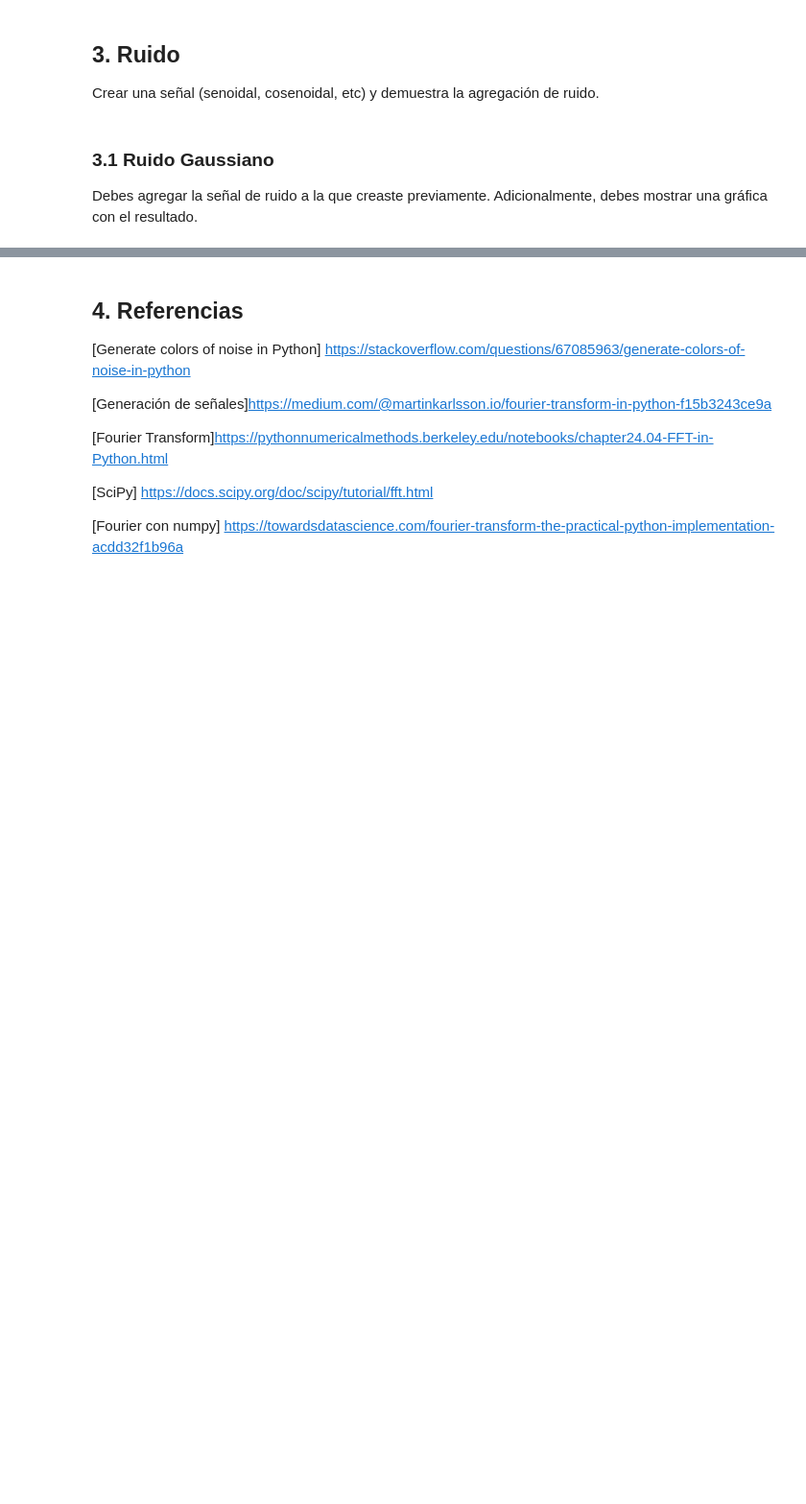
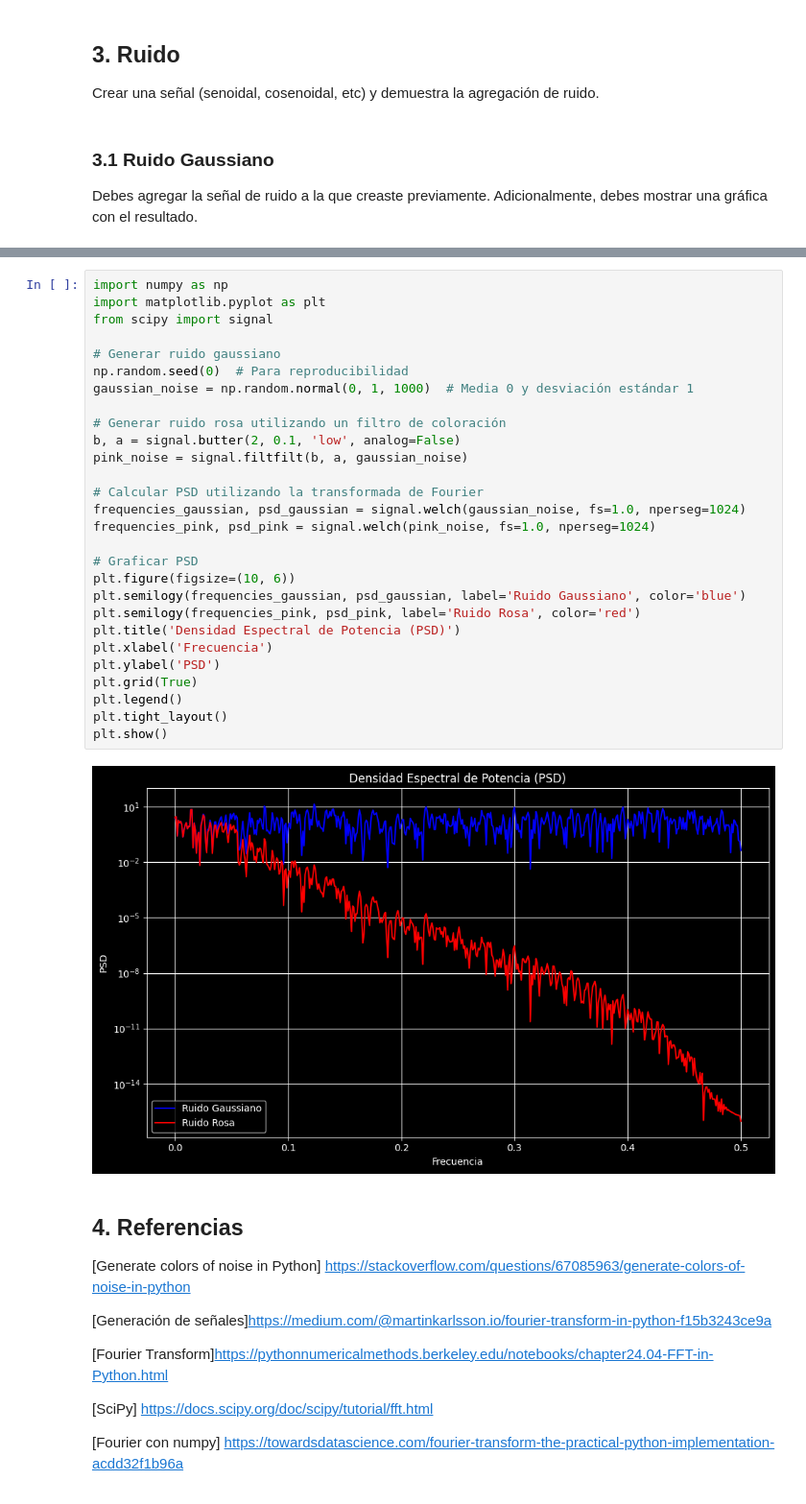
Before and after one commit to MatiasArmijo/Actividades-EIE-401-Matias-Armijo, a Jupyter notebook: actividad-1/Actividad_1_ApellidoNombre_ID.ipynb, the cells around one changed output, grey strips where cells are left out. Shown: that part at 96% size. Saved outputs shown, nothing was run; the diff lists cells and outputs as text; blank space fills up the shorter version.

```diff
--- a/actividad-1/Actividad_1_ApellidoNombre_ID.ipynb
+++ b/actividad-1/Actividad_1_ApellidoNombre_ID.ipynb
@@ -87,3 +137,33 @@ Investiga en que consiste el ruido rosa, cual es la diferencia del ruido gaussia
+# %%
+import numpy as np
+import matplotlib.pyplot as plt
+from scipy import signal
+
+# Generar ruido gaussiano
+np.random.seed(0)  # Para reproducibilidad
+gaussian_noise = np.random.normal(0, 1, 1000)  # Media 0 y desviación estándar 1
+
+# Generar ruido rosa utilizando un filtro de coloración
+b, a = signal.butter(2, 0.1, 'low', analog=False)
+pink_noise = signal.filtfilt(b, a, gaussian_noise)
+
+# Calcular PSD utilizando la transformada de Fourier
+frequencies_gaussian, psd_gaussian = signal.welch(gaussian_noise, fs=1.0, nperseg=1024)
+frequencies_pink, psd_pink = signal.welch(pink_noise, fs=1.0, nperseg=1024)
+
+# Graficar PSD
+plt.figure(figsize=(10, 6))
+plt.semilogy(frequencies_gaussian, psd_gaussian, label='Ruido Gaussiano', color='blue')
+plt.semilogy(frequencies_pink, psd_pink, label='Ruido Rosa', color='red')
+plt.title('Densidad Espectral de Potencia (PSD)')
+plt.xlabel('Frecuencia')
+plt.ylabel('PSD')
+plt.grid(True)
+plt.legend()
+plt.tight_layout()
+plt.show()
+# %% [output]
+[figure, added]
 # %% [markdown]
 ## 4. Referencias
 <p align="justify">
```
Also changed, not shown: parts of 5 cells of this notebook.
